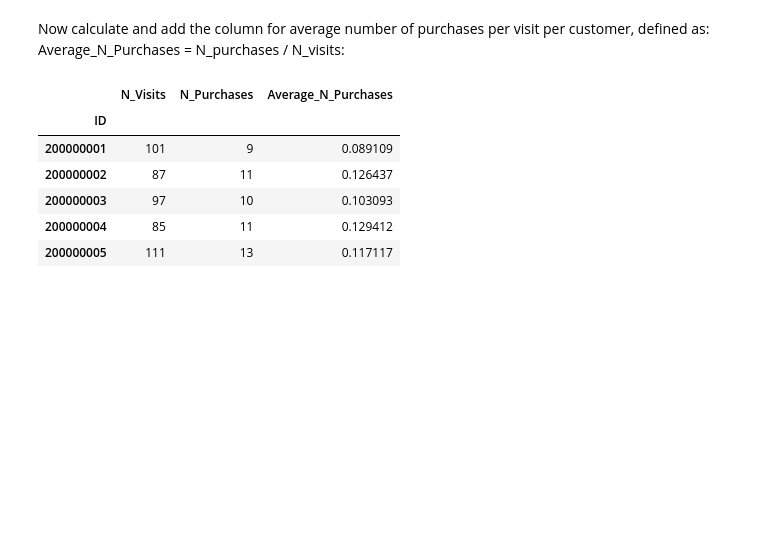
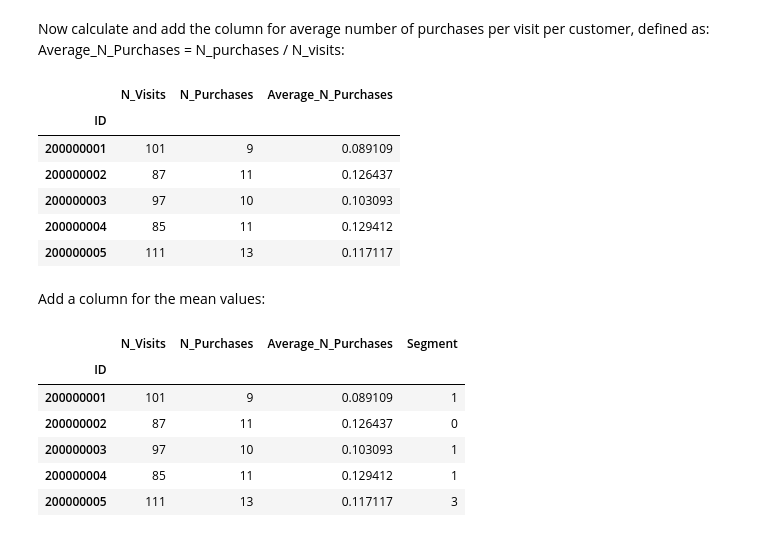
Before and after one commit to mihnguyen/udemy-customer-analytics, a Jupyter notebook: purchase-prediction/notebook_Purchase_Prediction.ipynb, the cells around one changed output. Drawn from its saved outputs; the diff is of its cells as text; code cells hidden in the pictures; blank space fills up the shorter version.

```diff
--- a/purchase-prediction/notebook_Purchase_Prediction.ipynb
+++ b/purchase-prediction/notebook_Purchase_Prediction.ipynb
@@ -214,3 +214,18 @@ temp3.head()
 | 200000003 | 97 | 10 | 0.103093 |
 | 200000004 | 85 | 11 | 0.129412 |
 | 200000005 | 111 | 13 | 0.117117 |
+# %% [markdown]
+Add a column for the mean values:
+# %%
+temp4 = df_purchase_predictors[['ID', 'Segment']].groupby(['ID'], as_index = False).mean()
+temp4 = temp4.set_index('ID')
+df_purchase_descr = temp3.join(temp4)
+df_purchase_descr.head()
+# %% [output]
+|  | N_Visits | N_Purchases | Average_N_Purchases | Segment |
+| ID |  |  |  |  |
+| 200000001 | 101 | 9 | 0.089109 | 1 |
+| 200000002 | 87 | 11 | 0.126437 | 0 |
+| 200000003 | 97 | 10 | 0.103093 | 1 |
+| 200000004 | 85 | 11 | 0.129412 | 1 |
+| 200000005 | 111 | 13 | 0.117117 | 3 |
```
